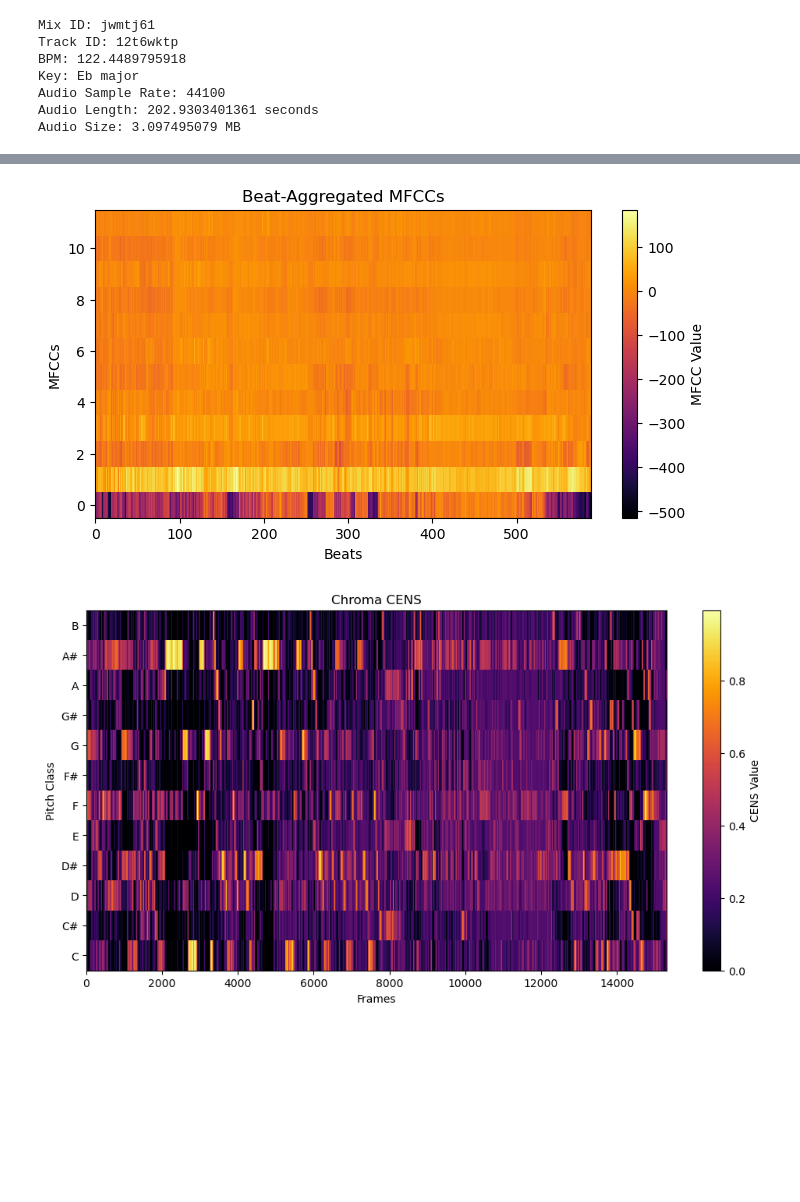
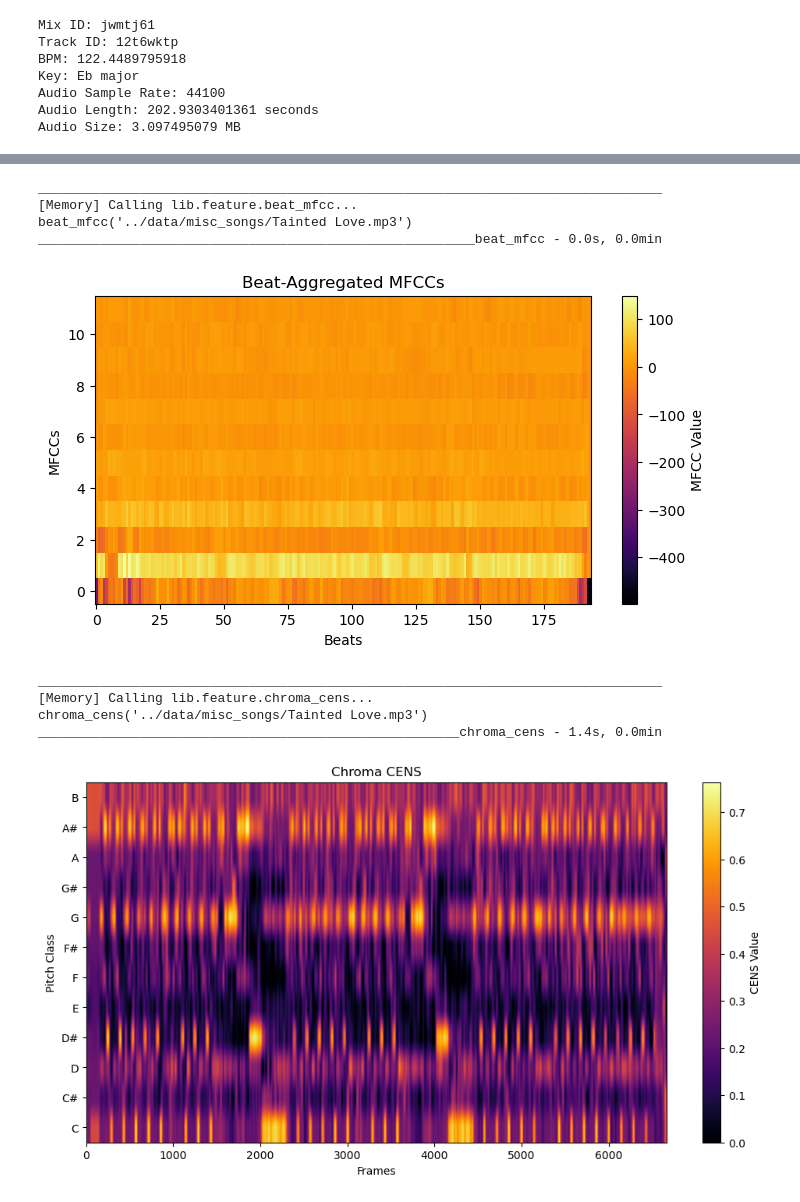
Before and after one commit to michaelhein39/dj-transition-predictor, a Jupyter notebook: notebooks/features_eda.ipynb, the cells around one changed output, grey strips where cells are left out. Drawn from its saved outputs; the diff is of its cells as text; code cells hidden in the pictures; blank space fills up the shorter version.

```diff
--- a/notebooks/features_eda.ipynb
+++ b/notebooks/features_eda.ipynb
@@ -10,7 +11,7 @@ sys.path.insert(0, '../')
 import lib.feature as ft
 # %%
 # Load the audio file
-audio_path = '../data/misc_songs/Bohemian Rhapsody.mp3'
+audio_path = '../data/misc_songs/Tainted Love.mp3'
 audio_signal, sr = librosa.load(audio_path)
 # %%
 # Data on this track from tracks.csv
@@ -151,22 +197,30 @@ plt.title('Beat-Aggregated MFCCs')
 plt.colorbar(label='MFCC Value')
 plt.show()
 # %% [output]
+________________________________________________________________________________
+[Memory] Calling lib.feature.beat_mfcc...
+beat_mfcc('../data/misc_songs/Tainted Love.mp3')
+________________________________________________________beat_mfcc - 0.0s, 0.0min
-[figure, old version]
+[figure, new version]
 # %%
 # Compute chroma CENS
 chroma_cens = ft.chroma_cens(audio_path)
 
 # Create an image of the chroma CENS
 plt.figure(figsize=(12, 6))
-plt.imshow(chroma_cens, cmap='inferno', origin='lower', aspect='auto', interpolation='none')
+plt.imshow(chroma_cens, cmap='inferno', origin='lower', aspect='auto')
 
 pitch_classes = ['C', 'C#', 'D', 'D#', 'E', 'F', 'F#', 'G', 'G#', 'A', 'A#', 'B']
 plt.yticks(np.arange(12), pitch_classes)
 plt.ylabel('Pitch Class')
 
 plt.xlabel('Frames')
 plt.title('Chroma CENS')
 plt.colorbar(label='CENS Value')
 plt.show()
 # %% [output]
+________________________________________________________________________________
+[Memory] Calling lib.feature.chroma_cens...
+chroma_cens('../data/misc_songs/Tainted Love.mp3')
+______________________________________________________chroma_cens - 1.4s, 0.0min
-[figure, old version]
+[figure, new version]
```
Also changed, not shown: parts of 12 cells of this notebook, 1 other file.
